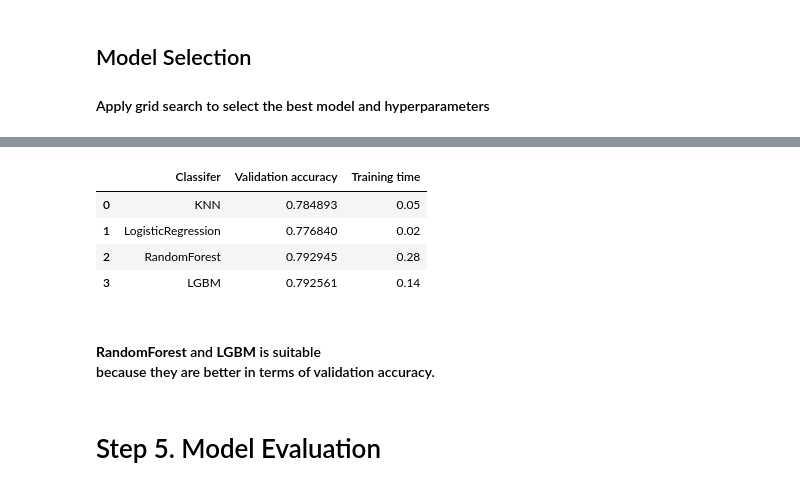
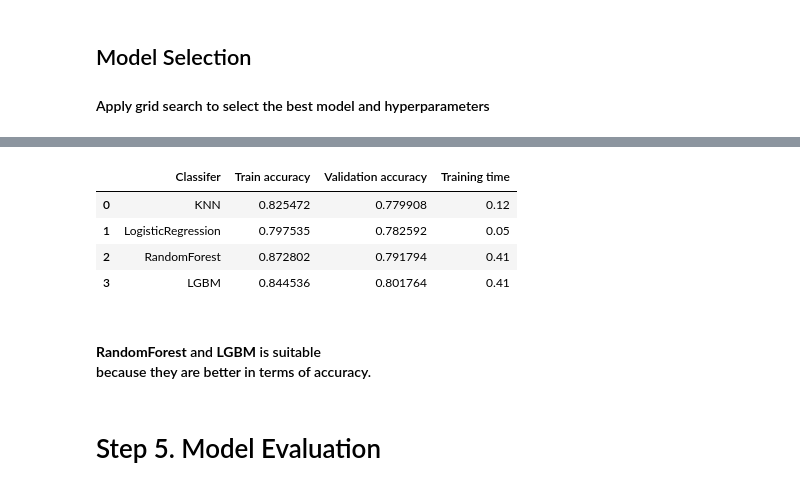
Before and after one commit to gonekng/Kaggle_Project, a Jupyter notebook: Spaceship Titanic/ml-spaceship-titanic.ipynb, the cells around one changed output, grey strips where cells are left out. Drawn from its saved outputs; the diff is of its cells as text; code cells hidden in the pictures.

```diff
--- a/Spaceship Titanic/ml-spaceship-titanic.ipynb
+++ b/Spaceship Titanic/ml-spaceship-titanic.ipynb
@@ -428,3 +488,8 @@ print(col_cat)
+# %%
+num_feature = ['Age', 'RoomService', 'FoodCourt', 'ShoppingMall',
+               'Spa', 'VRDeck', 'SizeOfGroup', 'CabinNum']
+cat_feature = ['HomePlanet', 'CryoSleep', 'Destination', 'VIP',
+               'CabinDeck', 'CabinSide']
 # %%
 y = train_data['Transported'].copy().astype(int)
 X = train_data.drop('Transported', axis=1).copy()
@@ -442,8 +507,8 @@ categorical_transformer = Pipeline(steps=[
 
 preprocessor = ColumnTransformer(
    transformers=[
-     ('num', numeric_transformer, col_num),
-     ('cat', categorical_transformer, col_cat)],
+     ('num', numeric_transformer, num_feature),
+     ('cat', categorical_transformer, cat_feature)],
     remainder='passthrough')
 
 X = preprocessor.fit_transform(X)
@@ -506,18 +539,18 @@ classifiers = {
 }
 
 # define grid
-KNN_grid = {'n_neighbors': [5, 7, 9],
+KNN_grid = {'n_neighbors': [3, 5, 7, 9],
             'p': [1, 2]}
 
 LR_grid = {'penalty': ['l1','l2'],
-           'C': [0.5, 1, 1.5],
+           'C': [0.25, 0.5, 0.75, 1, 1.25, 1.5],
            'max_iter': [50, 100, 150]}
 
-RF_grid = {'n_estimators': [100, 200, 300],
-        'max_depth': [4, 8, 12]}
+RF_grid = {'n_estimators': [50, 100, 150, 200],
+        'max_depth': [4, 6, 8, 10, 12]}
 
-LGBM_grid = {'n_estimators': [50, 100, 150],
-        'max_depth': [4, 8, 12],
+LGBM_grid = {'n_estimators': [50, 100, 150, 200],
+        'max_depth': [4, 6, 8, 10, 12],
         'learning_rate': [0.05, 0.1, 0.15]}
 
 grid = {
@@ -529,8 +562,9 @@ grid = {
 # %%
 i=0
 clf_best_params = classifiers.copy()
-valid_scores = pd.DataFrame({
+scores = pd.DataFrame({
                     'Classifer':classifiers.keys(),
+                    'Train accuracy' : np.zeros(len(classifiers)),
                     'Validation accuracy': np.zeros(len(classifiers)),
                     'Training time': np.zeros(len(classifiers))
                     })
@@ -540,14 +574,15 @@ for key, classifier in classifiers.items():
     clf = GridSearchCV(estimator=classifier, param_grid=grid[key], n_jobs=-1, cv=None)
 
     clf.fit(X_train, y_train)
-    valid_scores.iloc[i,1]=clf.score(X_val, y_val)
+    scores.iloc[i,1]=clf.score(X_train, y_train)
+    scores.iloc[i,2]=clf.score(X_val, y_val)
     clf_best_params[key]=clf.best_params_
 
     stop = time.time()
-    valid_scores.iloc[i,2]=np.round((stop - start)/60, 2)
+    scores.iloc[i,3]=np.round((stop - start)/60, 2)
 
     print('Model:', key)
-    print('Training time (mins):', valid_scores.iloc[i,2])
+    print('Training time (mins):', scores.iloc[i,3])
     print('')
     i+=1
 # %% [output]
@@ -573,13 +624,13 @@ clf_best_params
-# %%
-valid_scores
-# %% [output]
-|  | Classifer | Validation accuracy | Training time |
-| 0 | KNN | 0.784893 | 0.05 |
-| 1 | LogisticRegression | 0.776840 | 0.02 |
-| 2 | RandomForest | 0.792945 | 0.28 |
-| 3 | LGBM | 0.792561 | 0.14 |
+# %%
+scores
+# %% [output]
+|  | Classifer | Train accuracy | Validation accuracy | Training time |
+| 0 | KNN | 0.825472 | 0.779908 | 0.12 |
+| 1 | LogisticRegression | 0.797535 | 0.782592 | 0.05 |
+| 2 | RandomForest | 0.872802 | 0.791794 | 0.41 |
+| 3 | LGBM | 0.844536 | 0.801764 | 0.41 |
 # %% [markdown]
-#### **RandomForest** and **LGBM** is suitable<br/> because they are better in terms of validation accuracy.
+#### **RandomForest** and **LGBM** is suitable<br/> because they are better in terms of accuracy.
 # %% [markdown]
 # Step 5. Model Evaluation
 # %% [markdown]
```
Also changed, not shown: parts of 22 cells of this notebook.
